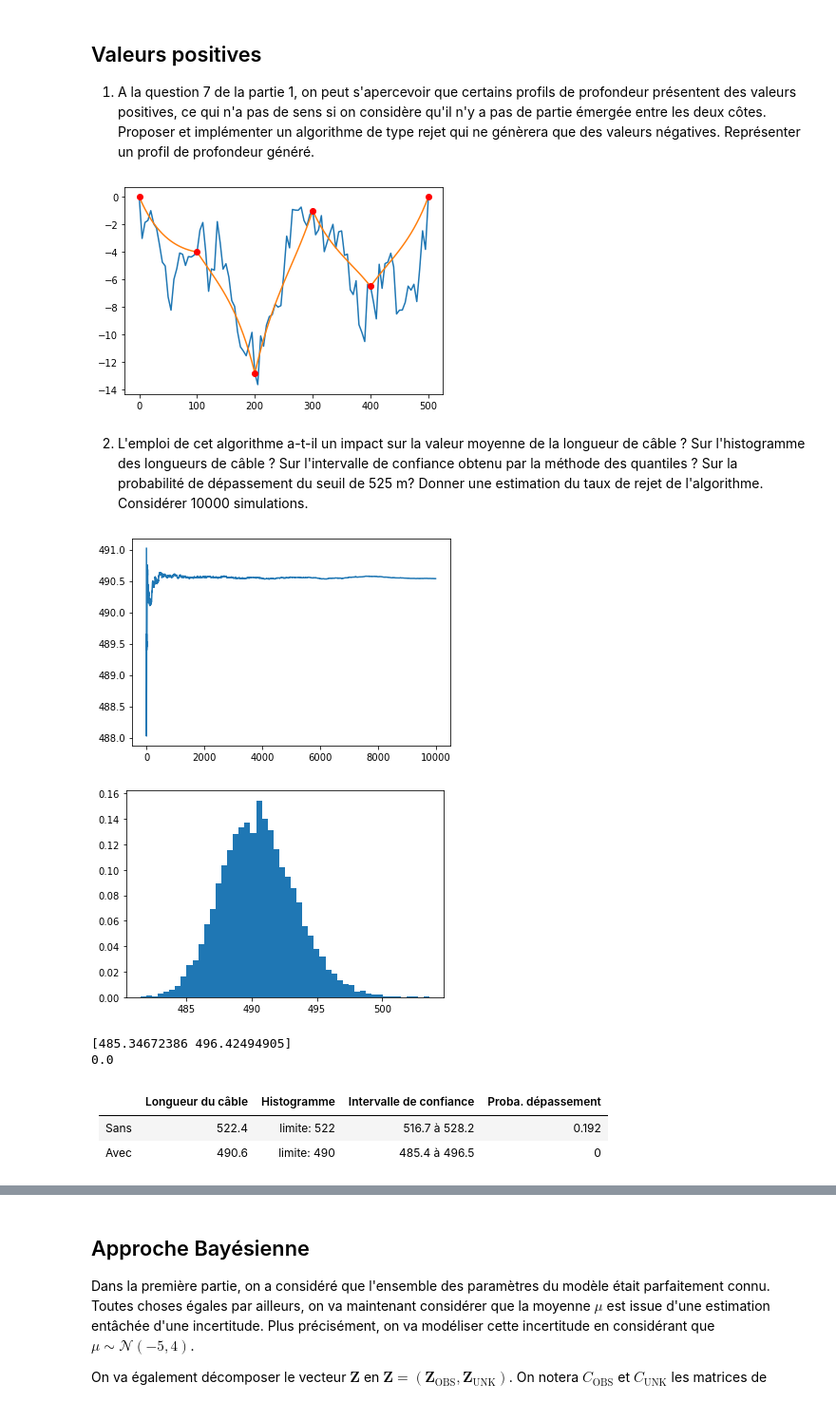
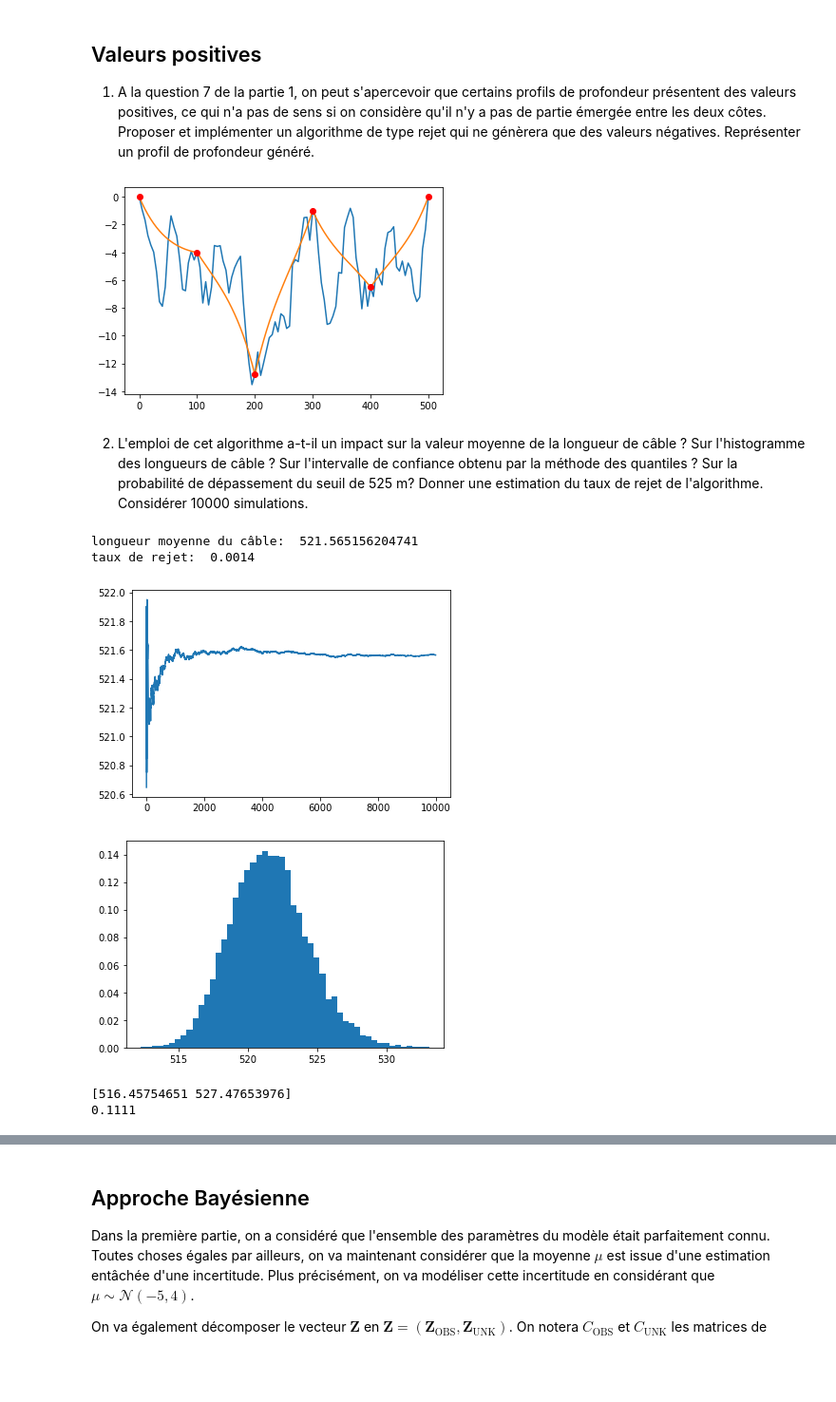
Before and after one commit to remymart/probabilites, a Jupyter notebook: Tristan.ipynb, the cells around one changed output, grey strips where cells are left out. Shown at 95% size. Saved outputs shown, nothing was run; the diff lists cells and outputs as text; code cells hidden in the pictures; blank space fills up the shorter version.

```diff
--- a/Tristan.ipynb
+++ b/Tristan.ipynb
@@ -292,7 +292,7 @@ Nous nous plaçons dans le même cadre que ci-dessus. Nous tenons pour acquis le
 
 1. A la question 7 de la partie 1, on peut s'apercevoir que certains profils de profondeur présentent des valeurs positives, ce qui n'a pas de sens si on considère qu'il n'y a pas de partie émergée entre les deux côtes. Proposer et implémenter un algorithme de type rejet qui ne génèrera que des valeurs négatives. Représenter un profil de profondeur généré.
 # %%
-# Cholesky = np.linalg.cholesky(SigmaCond)
+Cholesky = np.linalg.cholesky(SigmaCond)
 # %%
 x = np.random.normal(0,1,np.shape(unknown_indexes)[0])
 simu = Ec + np.matmul(Cholesky,x)
@@ -311,38 +311,43 @@ plt.plot(discretization,allval1)
 plt.plot(discretization[observation_indexes], depth, 'ro')
 plt.show()
 # %% [output]
-[figure, old version]
+[figure, new version]
 # %% [markdown]
 2. L'emploi de cet algorithme a-t-il un impact sur la valeur moyenne de la longueur de câble ? Sur l'histogramme des longueurs de câble ? Sur l'intervalle de confiance obtenu par la méthode des quantiles ? Sur la probabilité de dépassement du seuil de 525 m? Donner une estimation du taux de rejet de l'algorithme. Considérer 10000 simulations.
 # %%
 K=10000
 result = np.zeros(K)
 for i in range(K):
     x = np.random.normal(0,1,np.shape(unknown_indexes)[0])
-    allval3 = Ec + np.matmul(Cholesky,x)
+    simu = Ec + np.matmul(Cholesky,x)
+    reject = 0
 
-    while not np.all(allval3 <= 0):
-        nb_positifs = np.count_nonzero((allval3 > 0))
+    while not np.all(simu <= 0):
+        nb_positifs = np.count_nonzero((simu > 0))
+        reject += nb_positifs
         replace = np.random.normal(0,1,nb_positifs)
-        x[allval3 > 0] = replace
-        allval3 = Ec + np.matmul(Cholesky,x)
+        x[simu > 0] = replace
+        simu = Ec + np.matmul(Cholesky,x)
+
+    allval3 = np.zeros(N)
+    allval3[unknown_indexes]=simu
+    allval3[observation_indexes]=depth
 
     result[i]=length(allval3,Delta)
 
+print('longueur moyenne du câble: ', sum(result)/K)
+print('taux de rejet: ', reject/K)
 indice_simu = 1+np.arange(K)
 plt.plot(indice_simu,np.cumsum(result)/indice_simu)
 plt.show()
 plt.hist(result,50,density=True)
 plt.show()
 print(np.quantile(result,[0.025,0.975]))
 print(np.mean(result>525))
 # %% [output]
+longueur moyenne du câble:  521.565156204741
+taux de rejet:  0.0014
-[figure, old version]
+[figure, new version]
-[figure, old version]
+[figure, new version]
-[485.34672386 496.42494905]
-0.0
+[516.45754651 527.47653976]
+0.1111
-# %% [markdown]
-|         |  Longueur du câble  |  Histogramme  |  Intervalle de confiance  |  Proba. dépassement|
-|---------|:---------------:|:---------:|:---------------------:|:----------------:|
-|   Sans  |      522.4      |limite: 522|     516.7 à 528.2     | 0.192|
-|   Avec  |      490.6      |limite: 490|     485.4 à 496.5     | 0 |
```
Also changed, not shown: parts of 16 cells of this notebook.
